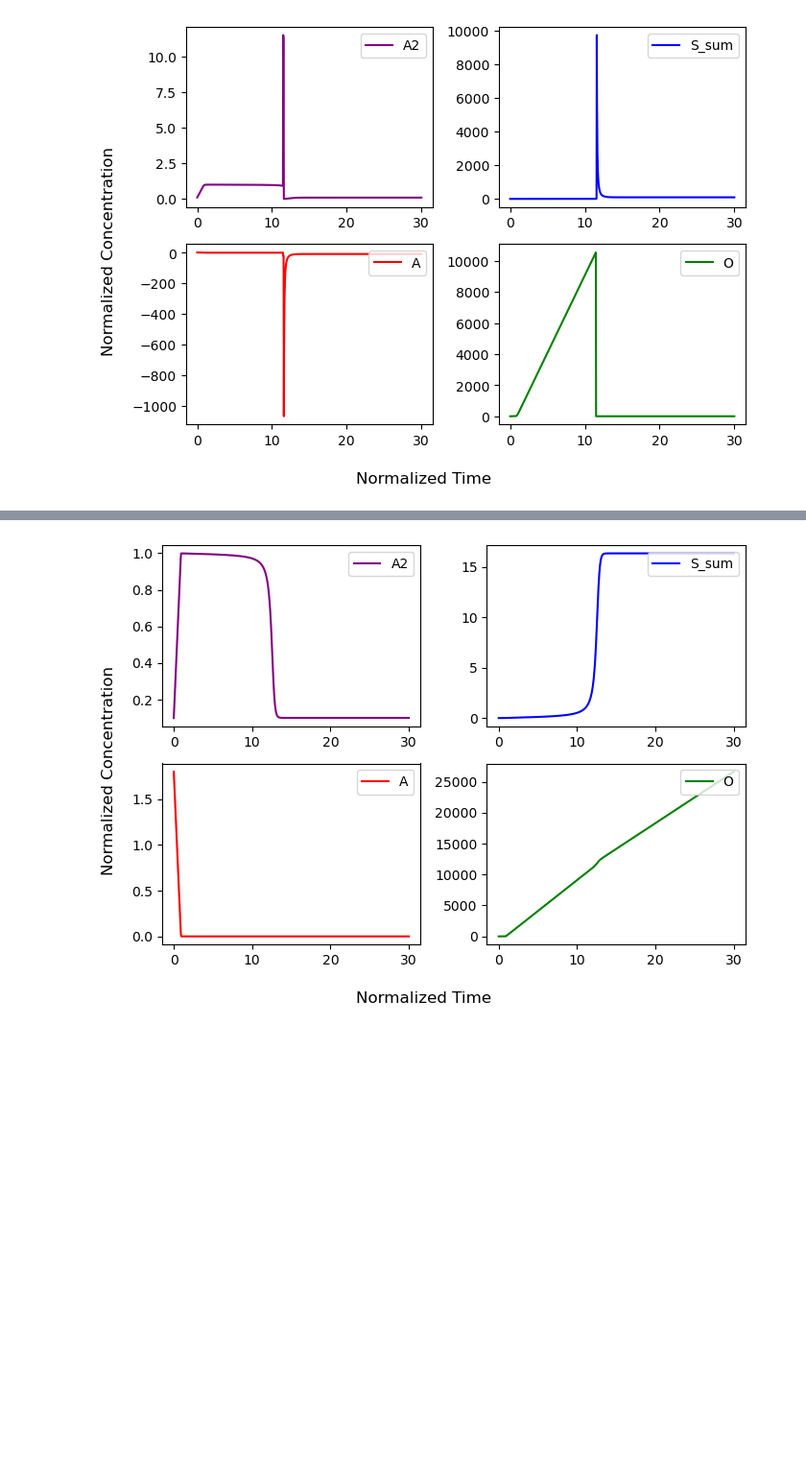
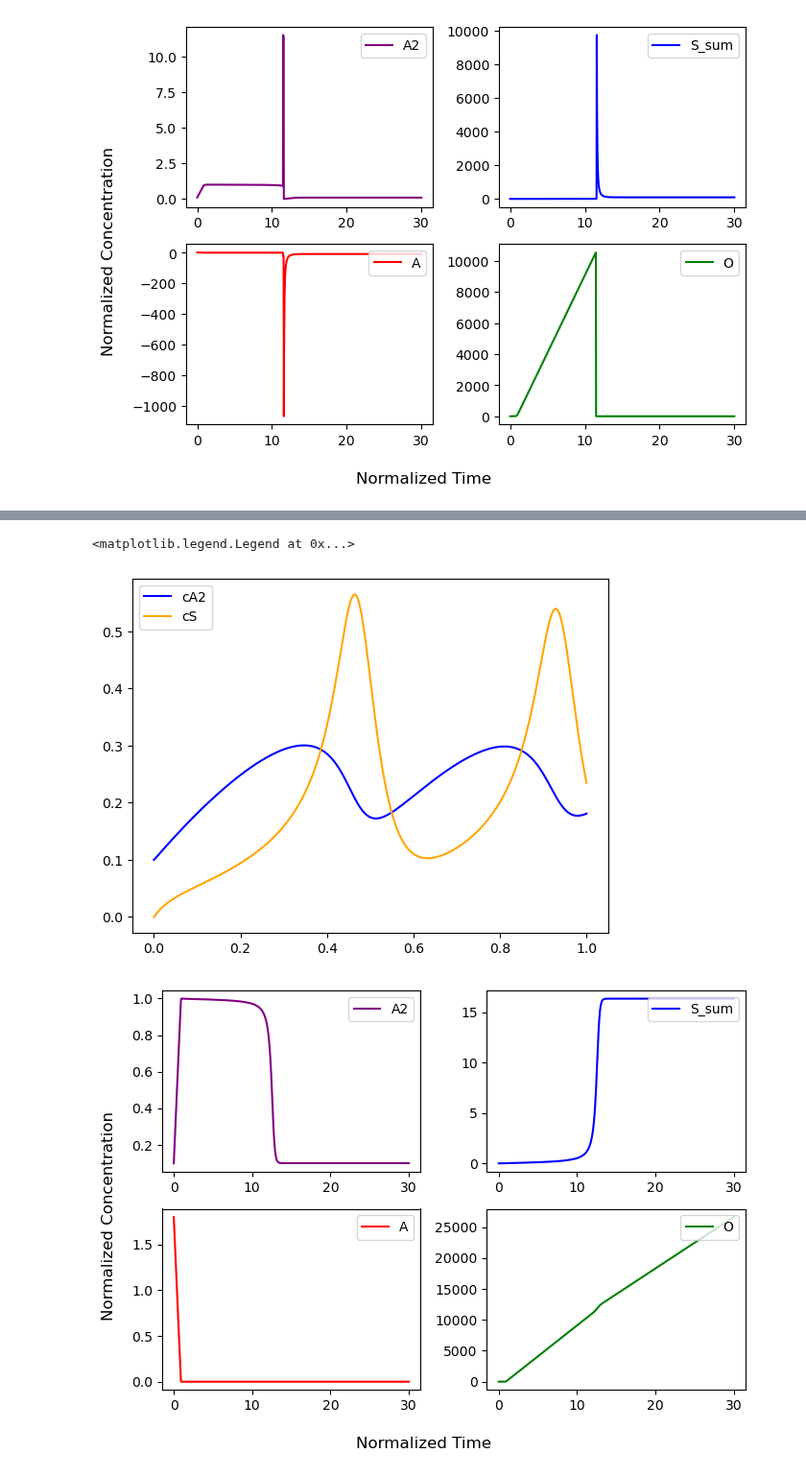
Before and after one commit to Zhiheng419/Chemical_Oscillation_Model, a Jupyter notebook: first_vs_second_order.ipynb, the cells around one changed output, grey strips where cells are left out. Shown at 96% size. Drawn from its saved outputs; the diff is of its cells as text; code cells hidden in the pictures; blank space fills up the shorter version.

```diff
--- a/first_vs_second_order.ipynb
+++ b/first_vs_second_order.ipynb
@@ -37,3 +37,13 @@ fig, ax = full_model_first_order1.plot(t=3, npoints=1000, method='LSODA')
+# %%
+cA2 = ax[0, 0].get_lines()[0].get_ydata()
+t = ax[0, 0].get_lines()[0].get_xdata()
+cS = ax[0, 1].get_lines()[0].get_ydata()
+plt.plot(t, cA2, label='cA2', color='blue')
+plt.plot(t, cS, label='cS', color='orange')
+plt.legend()
+# %% [output]
+<matplotlib.legend.Legend at 0x...>
+[figure, added]
 # %%
 params = np.array([65.0, 50.0, 1.2, 35.0])/500
 consts = np.array([0.11, 2])
```
Also changed, not shown: parts of 3 cells of this notebook, 3 other files.
